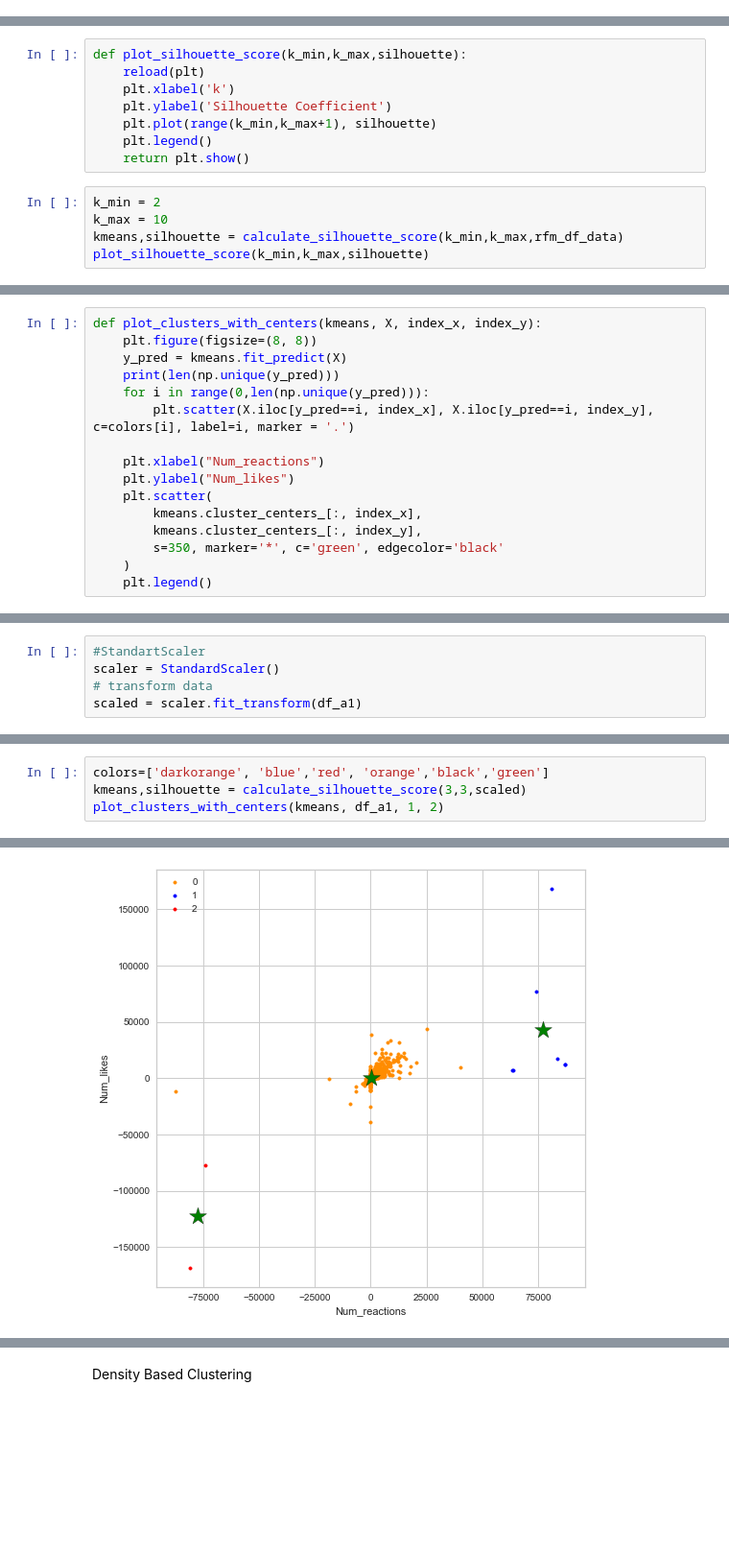
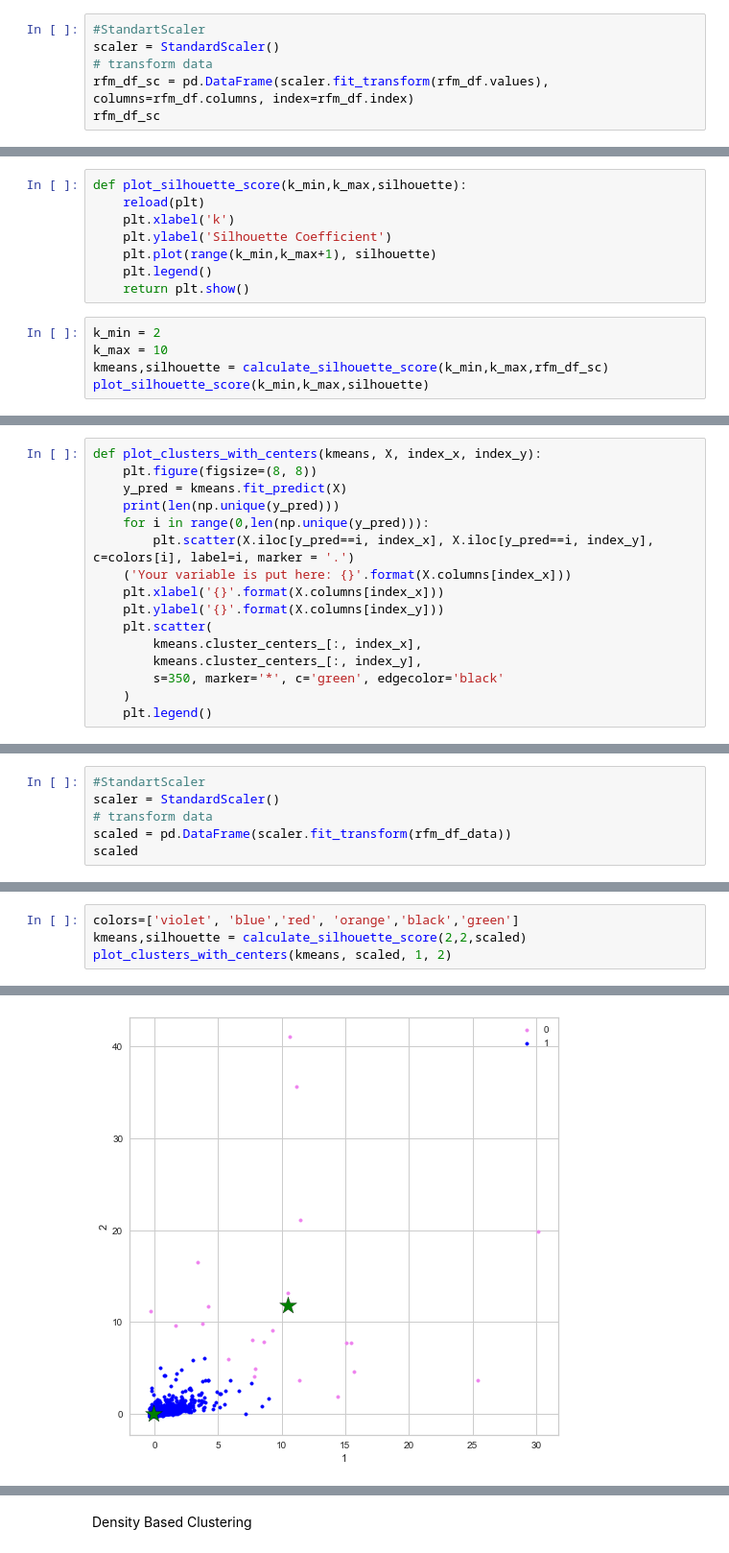
Before and after one commit to wuesten/Portfolio_2_MMS, a Jupyter notebook: market_segmentation.ipynb, the cells around one changed output, grey strips where cells are left out. Shown at 96% size. Cells and saved outputs as stored; diff of their text form; blank space fills up the shorter version.

```diff
--- a/market_segmentation.ipynb
+++ b/market_segmentation.ipynb
@@ -481,0 +452,6 @@ K-Means Clustering
+# %%
+#StandartScaler
+scaler = StandardScaler()
+# transform data
+rfm_df_sc = pd.DataFrame(scaler.fit_transform(rfm_df.values), columns=rfm_df.columns, index=rfm_df.index)
+rfm_df_sc
@@ -500,6 +493,6 @@ def plot_silhouette_score(k_min,k_max,silhouette):
 # %%
 k_min = 2
 k_max = 10
-kmeans,silhouette = calculate_silhouette_score(k_min,k_max,rfm_df_data)
+kmeans,silhouette = calculate_silhouette_score(k_min,k_max,rfm_df_sc)
 plot_silhouette_score(k_min,k_max,silhouette)
 # %% [output]
@@ -521,9 +514,9 @@ def plot_clusters_with_centers(kmeans, X, index_x, index_y):
     print(len(np.unique(y_pred)))
     for i in range(0,len(np.unique(y_pred))):
         plt.scatter(X.iloc[y_pred==i, index_x], X.iloc[y_pred==i, index_y], c=colors[i], label=i, marker = '.')
-
-    plt.xlabel("Num_reactions")
-    plt.ylabel("Num_likes")
+    ('Your variable is put here: {}'.format(X.columns[index_x]))
+    plt.xlabel('{}'.format(X.columns[index_x]))
+    plt.ylabel('{}'.format(X.columns[index_y]))
     plt.scatter(
         kmeans.cluster_centers_[:, index_x],
         kmeans.cluster_centers_[:, index_y],
@@ -563,4 +576,5 @@ def visualize_silhouette_score(kmeans,color,X):
 #StandartScaler
 scaler = StandardScaler()
 # transform data
-scaled = scaler.fit_transform(df_a1)
+scaled = pd.DataFrame(scaler.fit_transform(rfm_df_data))
+scaled
@@ -584,5 +640,5 @@ No artists with labels found to put in legend.  Note that artists whose label st
 # %%
-colors=['darkorange', 'blue','red', 'orange','black','green']
-kmeans,silhouette = calculate_silhouette_score(3,3,scaled)
-plot_clusters_with_centers(kmeans, df_a1, 1, 2)
+colors=['violet', 'blue','red', 'orange','black','green']
+kmeans,silhouette = calculate_silhouette_score(2,2,scaled)
+plot_clusters_with_centers(kmeans, scaled, 1, 2)
 # %% [output]
@@ -591,4 +647,4 @@ plot_clusters_with_centers(kmeans, df_a1, 1, 2)
-[figure, old version]
+[figure, new version]
 # %%
 print(kmeans)
 labels_2=kmeans.predict(scaled)
```
Also changed, not shown: parts of 86 cells of this notebook.
